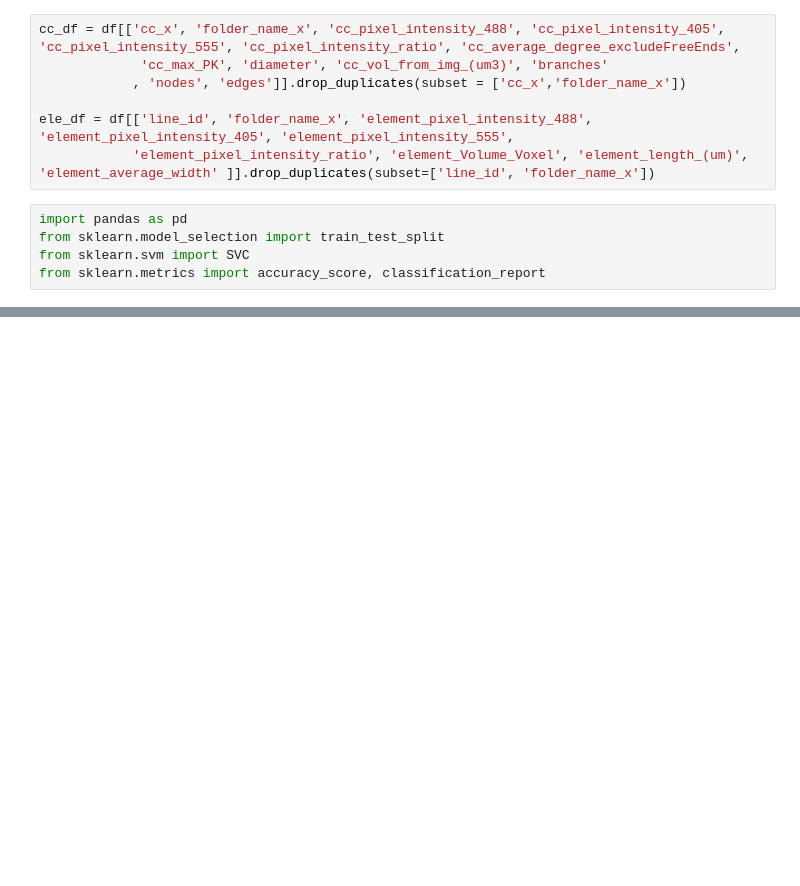
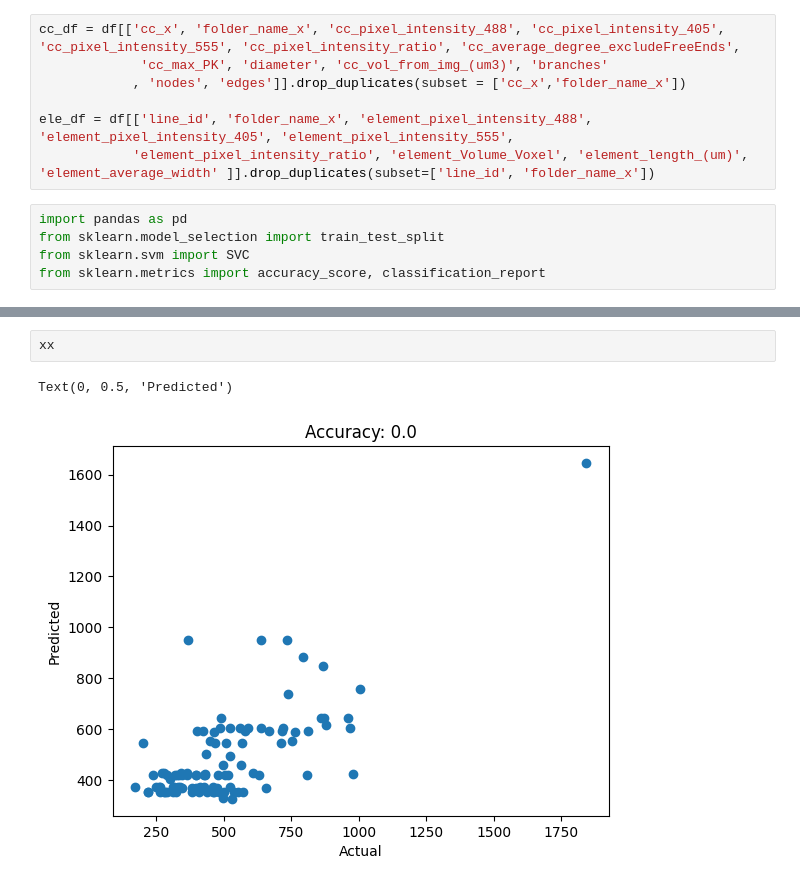
Before and after one commit to NotRithik/Mitochondrial-Function-Prediction, a Jupyter notebook: MLV0.ipynb, the cells around one changed output, grey strips where cells are left out. Cells and saved outputs as stored; diff of their text form; blank space fills up the shorter version.

```diff
--- a/MLV0.ipynb
+++ b/MLV0.ipynb
@@ -239,3 +224,8 @@ print(accuracy)
+# %%
+xx
+# %% [output]
+Text(0, 0.5, 'Predicted')
+[figure, added]
 # %%
 plt.scatter(y_test, y_pred)
 plt.xlabel('test')
```
Also changed, not shown: parts of 19 cells of this notebook, 2 other files.
